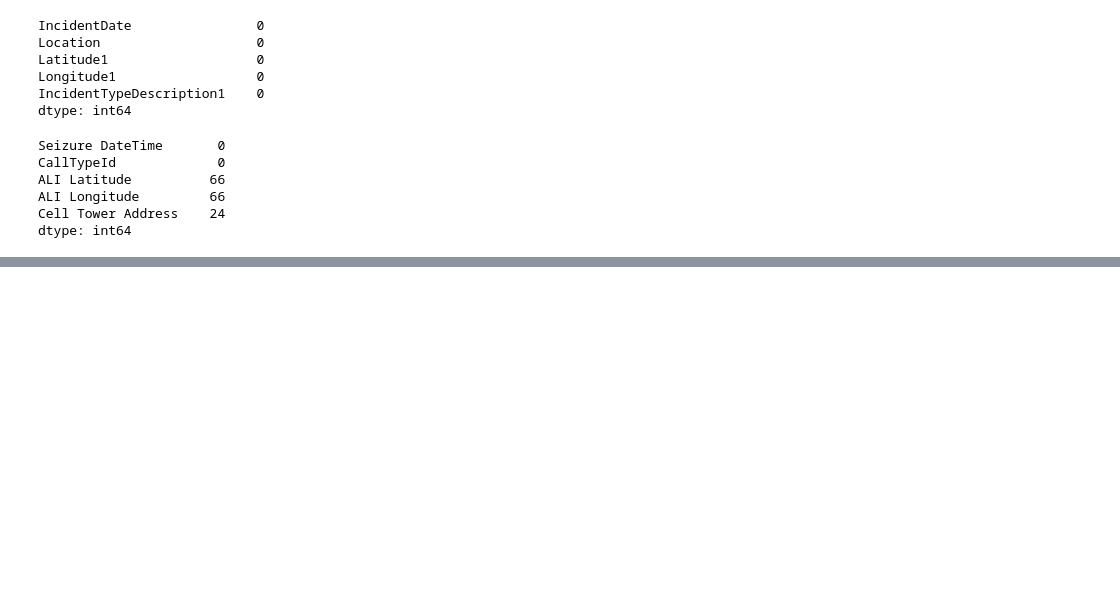
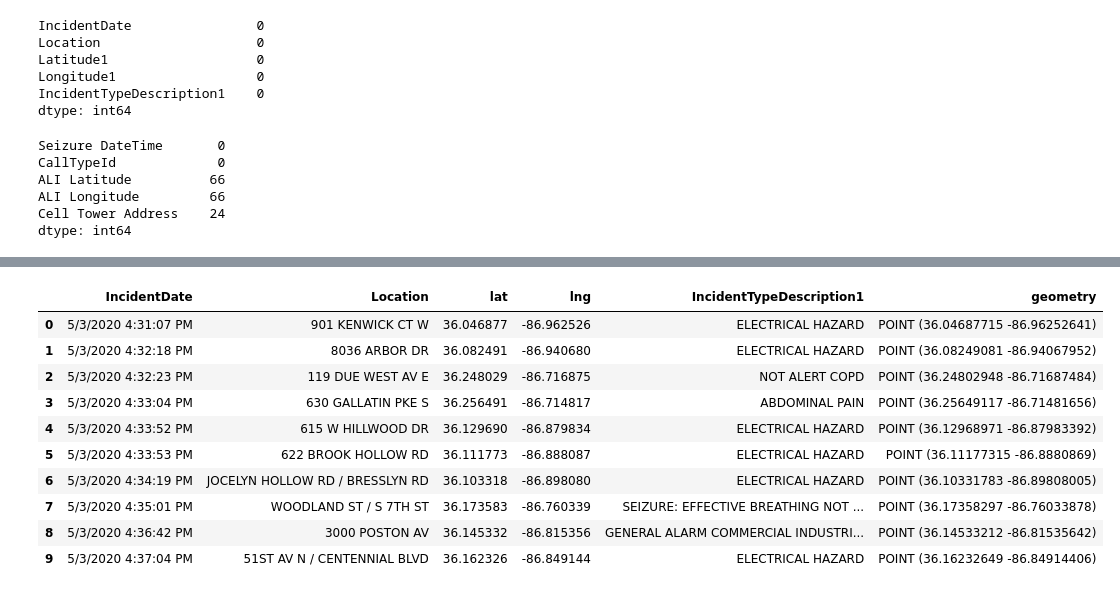
Before and after one commit to MrBardot/NSS-DDA2-metro-nashville-emergency, a Jupyter notebook: Untitled Folder/metro_comm_posey.ipynb, the cells around one changed output, grey strips where cells are left out. Saved outputs shown, nothing was run; the diff lists cells and outputs as text; code cells hidden in the pictures; blank space fills up the shorter version.

```diff
--- a/Untitled Folder/metro_comm_posey.ipynb
+++ b/Untitled Folder/metro_comm_posey.ipynb
@@ -236,0 +390,16 @@ dtype: int64
+# %%
+mec_cad_derecho['geometry'] = mec_cad_derecho.apply(lambda x: Point((float(x.lat),float(x.lng))),
+                                                    axis = 1)
+mec_cad_derecho.head(10)
+# %% [output]
+|  | IncidentDate | Location | lat | lng | IncidentTypeDescription1 | geometry |
+| 0 | 5/3/2020 4:31:07 PM | 901 KENWICK CT W | 36.046877 | -86.962526 | ELECTRICAL HAZARD | POINT (36.04687715 -86.96252641) |
+| 1 | 5/3/2020 4:32:18 PM | 8036 ARBOR DR | 36.082491 | -86.940680 | ELECTRICAL HAZARD | POINT (36.08249081 -86.94067952) |
+| 2 | 5/3/2020 4:32:23 PM | 119 DUE WEST AV E | 36.248029 | -86.716875 | NOT ALERT COPD | POINT (36.24802948 -86.71687484) |
+| 3 | 5/3/2020 4:33:04 PM | 630 GALLATIN PKE S | 36.256491 | -86.714817 | ABDOMINAL PAIN | POINT (36.25649117 -86.71481656) |
+| 4 | 5/3/2020 4:33:52 PM | 615 W HILLWOOD DR | 36.129690 | -86.879834 | ELECTRICAL HAZARD | POINT (36.12968971 -86.87983392) |
+| 5 | 5/3/2020 4:33:53 PM | 622 BROOK HOLLOW RD | 36.111773 | -86.888087 | ELECTRICAL HAZARD | POINT (36.11177315 -86.8880869) |
+| 6 | 5/3/2020 4:34:19 PM | JOCELYN HOLLOW RD / BRESSLYN RD | 36.103318 | -86.898080 | ELECTRICAL HAZARD | POINT (36.10331783 -86.89808005) |
+| 7 | 5/3/2020 4:35:01 PM | WOODLAND ST / S 7TH ST | 36.173583 | -86.760339 | SEIZURE: EFFECTIVE BREATHING NOT ... | POINT (36.17358297 -86.76033878) |
+| 8 | 5/3/2020 4:36:42 PM | 3000 POSTON AV | 36.145332 | -86.815356 | GENERAL ALARM COMMERCIAL INDUSTRI... | POINT (36.14533212 -86.81535642) |
+| 9 | 5/3/2020 4:37:04 PM | 51ST AV N / CENTENNIAL BLVD | 36.162326 | -86.849144 | ELECTRICAL HAZARD | POINT (36.16232649 -86.84914406) |
```
Also changed, not shown: parts of 26 cells of this notebook.
